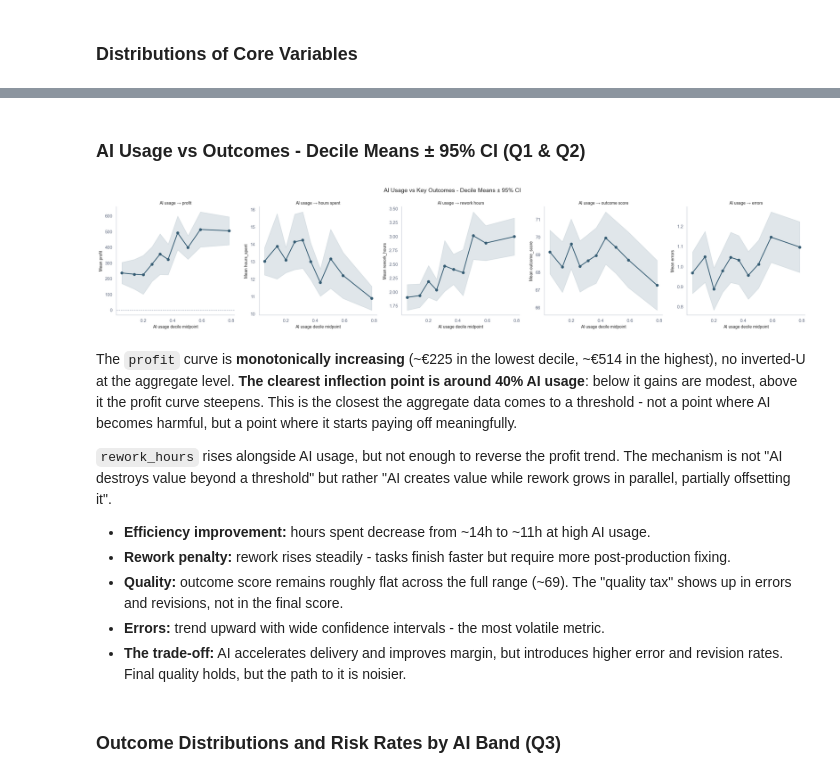
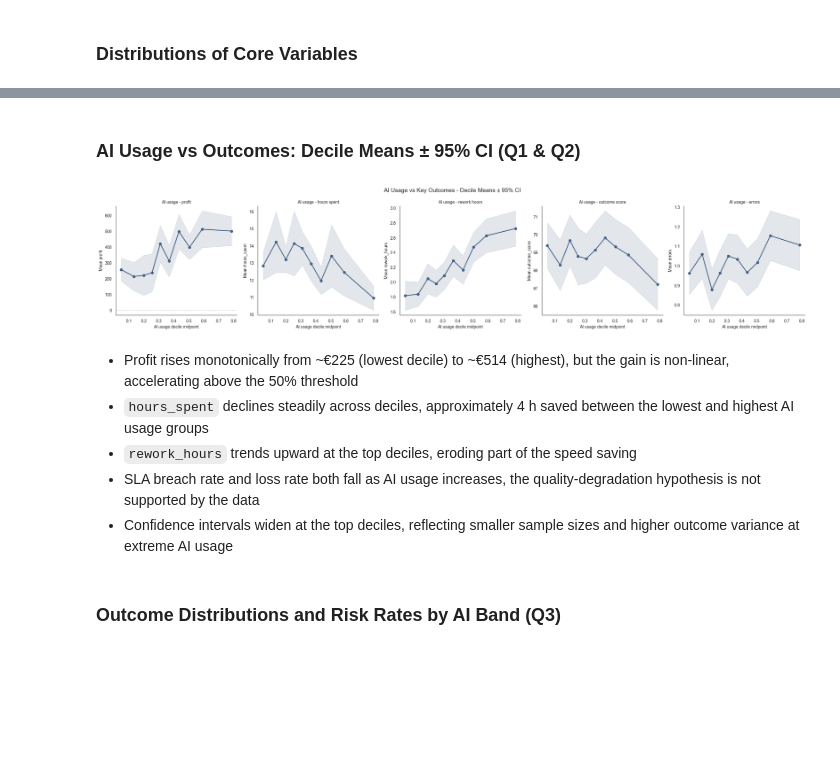
Before and after one commit to tabbba/Machine-Learning-810161, a Jupyter notebook: eda.ipynb, the cells around one changed output, grey strips where cells are left out. Cells and saved outputs as stored; diff of their text form; code cells hidden in the pictures; blank space fills up the shorter version.

```diff
--- a/eda.ipynb
+++ b/eda.ipynb
@@ -5,7 +5,31 @@ import pandas as pd
 import numpy as np
 import matplotlib.pyplot as plt
 import matplotlib as mpl
+import matplotlib.patches as mpatches
+import matplotlib.lines as mlines
+import matplotlib.colors as mcolors
 import seaborn as sns
+
+C1  = "#456185"
+C2  = "#81A0BC"
+C3  = "#284544"
+C4  = '#A8C5DA'
+C5  = "#ADA9B0"
+C6  = "#7A2008"
+C7  = "#CFB58B"
+C8  = '#F8F4F0'
+CDARK  = '#1F2937'
+CGREY  = '#CCCCCC'
+
+sns.set_style('white')
+plt.rcParams.update({
+    'font.family':        'sans-serif',
+    'axes.spines.top':    False,
+    'axes.spines.right':  False,
+    'axes.grid':          False,
+    'figure.facecolor':   'white',
+    'axes.facecolor':     'white',
+})
 # %% [markdown]
 ## Initial Inspection
 # %%
@@ -428,7 +426,7 @@ fig, axes = plt.subplots(2, 3, figsize=(16, 8))
 
 for ax, var in zip(axes.flat, core_vars):
     data = df[var].dropna()
-    ax.hist(data, bins=40, color=PRIMARY, edgecolor='white', alpha=0.9)
+    ax.hist(data, bins=40, color=C1, edgecolor='white', alpha=0.9)
     ax.set_title(var.replace('_', ' ').title())
     ax.set_xlabel(f'Median {data.median():.2f} | Skew {data.skew():.2f}', fontsize=9)
     ax.set_ylabel('Count')
@@ -444,48 +452,44 @@ plt.show()
 # %% [markdown]
-### AI Usage vs Outcomes - Decile Means ± 95% CI (Q1 & Q2)
+### AI Usage vs Outcomes: Decile Means ± 95% CI (Q1 & Q2)
 # %%
 outcome_pairs = [
-    ('profit',        'AI usage → profit'),
-    ('hours_spent',   'AI usage → hours spent'),
-    ('rework_hours',  'AI usage → rework hours'),
-    ('outcome_score', 'AI usage → outcome score'),
-    ('errors',        'AI usage → errors'),
+    ('profit',        'AI usage - profit'),
+    ('hours_spent',   'AI usage - hours spent'),
+    ('rework_hours',  'AI usage - rework hours'),
+    ('outcome_score', 'AI usage - outcome score'),
+    ('errors',        'AI usage - errors'),
 ]
 
 fig, axes = plt.subplots(1, 5, figsize=(24, 5))
 
 for ax, (var, title) in zip(axes, outcome_pairs):
     data = df.dropna(subset=['ai_usage_pct', var]).copy()
     data['ai_bin'] = pd.qcut(data['ai_usage_pct'], q=10, duplicates='drop')
     binned = data.groupby('ai_bin', observed=True)[var].agg(['mean', 'sem'])
     midpoints = [iv.mid for iv in binned.index]
     means = binned['mean']
     ci = 1.96 * binned['sem']
 
-    ax.plot(midpoints, means, marker='o', linewidth=2, color=PRIMARY)
-    ax.fill_between(midpoints, means - ci, means + ci, alpha=0.15, color=PRIMARY)
+    ax.plot(midpoints, means, marker='o', linewidth=2, color=C1)
+    ax.fill_between(midpoints, means - ci, means + ci, alpha=0.15, color=C1)
     if var == 'profit':
-        ax.axhline(0, color=MUTED, linewidth=1, linestyle='--')
+        ax.axhline(0, color=CGREY, linewidth=1, linestyle='--')
     ax.set_title(title, fontsize=10)
     ax.set_xlabel('AI usage decile midpoint')
     ax.set_ylabel(f'Mean {var}')
     finish_ax(ax)
 
 plt.suptitle('AI Usage vs Key Outcomes - Decile Means ± 95% CI', fontsize=14)
 plt.tight_layout()
 plt.show()
 # %% [output]
-[figure, old version]
+[figure, new version]
 # %% [markdown]
-The `profit` curve is **monotonically increasing** (~€225 in the lowest decile, ~€514 in the highest), no inverted-U at the aggregate level. **The clearest inflection point is around 40% AI usage**: below it gains are modest, above it the profit curve steepens. This is the closest the aggregate data comes to a threshold - not a point where AI becomes harmful, but a point where it starts paying off meaningfully.
-
-`rework_hours` rises alongside AI usage, but not enough to reverse the profit trend. The mechanism is not "AI destroys value beyond a threshold" but rather "AI creates value while rework grows in parallel, partially offsetting it".
-
-- **Efficiency improvement:** hours spent decrease from ~14h to ~11h at high AI usage.
-- **Rework penalty:** rework rises steadily - tasks finish faster but require more post-production fixing.
-- **Quality:** outcome score remains roughly flat across the full range (~69). The "quality tax" shows up in errors and revisions, not in the final score.
-- **Errors:** trend upward with wide confidence intervals - the most volatile metric.
-- **The trade-off:** AI accelerates delivery and improves margin, but introduces higher error and revision rates. Final quality holds, but the path to it is noisier.
+* Profit rises monotonically from ~€225 (lowest decile) to ~€514 (highest), but the gain is non-linear, accelerating above the 50% threshold
+* `hours_spent` declines steadily across deciles,  approximately 4 h saved between the lowest and highest AI usage groups
+* `rework_hours` trends upward at the top deciles, eroding part of the speed saving
+* SLA breach rate and loss rate both fall as AI usage increases, the quality-degradation hypothesis is not supported by the data
+* Confidence intervals widen at the top deciles, reflecting smaller sample sizes and higher outcome variance at extreme AI usage
 # %% [markdown]
 ### Outcome Distributions and Risk Rates by AI Band (Q3)
 # %%
```
Also changed, not shown: parts of 70 cells of this notebook, 4 other files.
